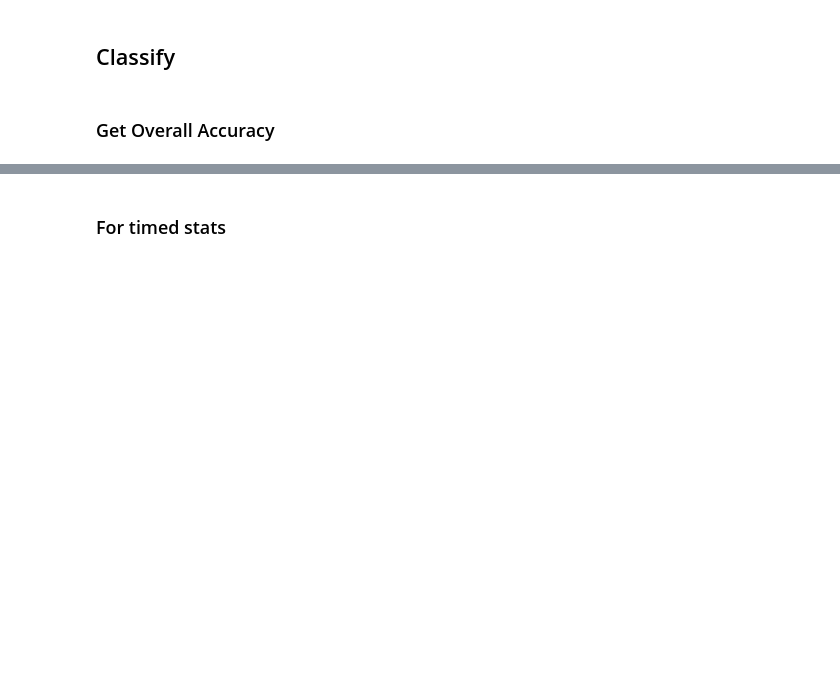
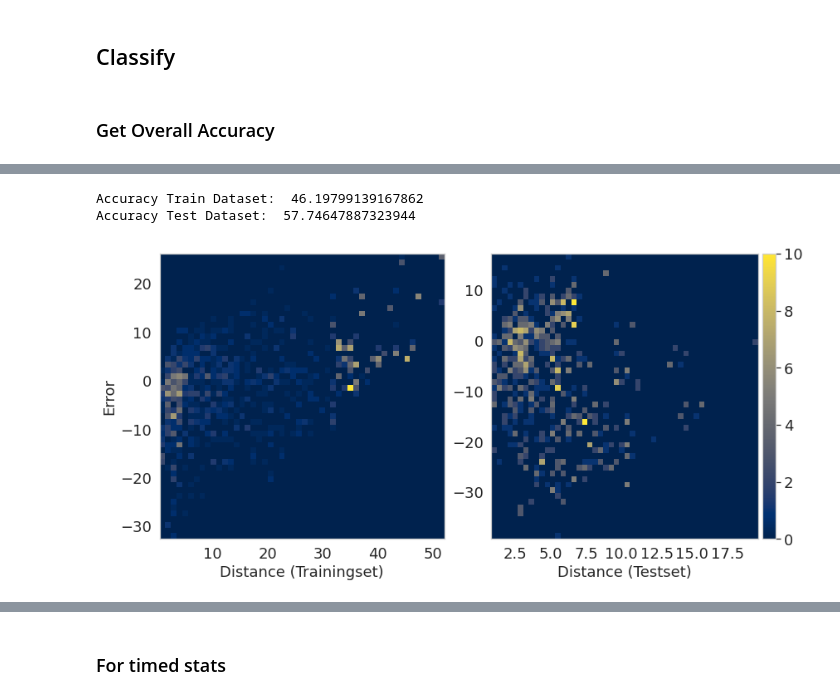
Before and after one commit to arunavanag591/odor_analysis, a Jupyter notebook: data_exploration/dataClassification.ipynb, the cells around one changed output, grey strips where cells are left out. Drawn from its saved outputs; the diff is of its cells as text; code cells hidden in the pictures; blank space fills up the shorter version.

```diff
--- a/data_exploration/dataClassification.ipynb
+++ b/data_exploration/dataClassification.ipynb
@@ -196,0 +290,9 @@ Xtest = stack_arrays(Xtest)
+# %%
+traindf['distance']=np.delete(D_train, c1)
+traindf['mean_whiff_time'] = np.delete(mean_time_train, c1)
+testdf['distance']=np.delete(D_test,c2)
+testdf['mean_whiff_time'] = np.delete(mean_time_test, c2)
+# %%
+scaler = MinMaxScaler().fit(traindf[traindf.columns])
+traindf[traindf.columns]=scaler.transform(traindf[traindf.columns])
+testdf[testdf.columns]=scaler.transform(testdf[testdf.columns])
@@ -196,0 +408,39 @@ Xtest = stack_arrays(Xtest)
+# %%
+## Test Dataset
+Xnew = testdf.loc[testdf.distance.notnull(), column_names].values
+Xnew = sm.add_constant(Xnew)
+ynewpred = olsres.predict(Xnew)
+
+traindf['predicted_distance']=ypred
+testdf['predicted_distance']=ynewpred
+
+#Compute Accuracy with some tolerance
+
+accuracy_train = {i for i in traindf.distance if np.isclose(traindf.predicted_distance, i, 0.1).any()}
+accuracy_test = {i for i in testdf.distance if np.isclose(testdf.predicted_distance, i, 0.1).any()}
+
+print('Accuracy Train Dataset: ',(len(accuracy_train)/len(traindf.predicted_distance)) *100 )
+print('Accuracy Test Dataset: ',(len(accuracy_test)/len(testdf.predicted_distance)) *100 )
+# %% [output]
+Accuracy Train Dataset:  46.19799139167862
+Accuracy Test Dataset:  57.74647887323944
+# %%
+f, ax = plt.subplots(1,2,figsize=(12,6))
+hist = ax[0].hist2d(traindf.distance, traindf.distance-traindf.predicted_distance, bins=50,cmap='cividis')
+hist1 = ax[1].hist2d(testdf.distance, testdf.distance-testdf.predicted_distance, bins=50,cmap='cividis')
+ax[0].set_ylabel('Error')
+ax[0].set_xlabel('Distance (Trainingset)')
+ax[1].set_xlabel('Distance (Testset)')
+
+divider = make_axes_locatable(ax[1])
+cax = divider.append_axes('right', size='5%', pad=0.08)
+cbar=f.colorbar(hist1[3], cax=cax, orientation = 'vertical')
+cbar.solids.set(alpha=1)
+# f.colorbar(hist1[3], ax=ax[1])
+
+f.tight_layout(pad=2)
+figurefirst.mpl_functions.set_fontsize(f, 18)
+
+# f.savefig('../../Figure/Hist2d_Dist.jpeg', dpi=300, bbox_inches = "tight")
+# %% [output]
+[figure, added]
```
Also changed, not shown: parts of 28 cells of this notebook, 2 other files.
